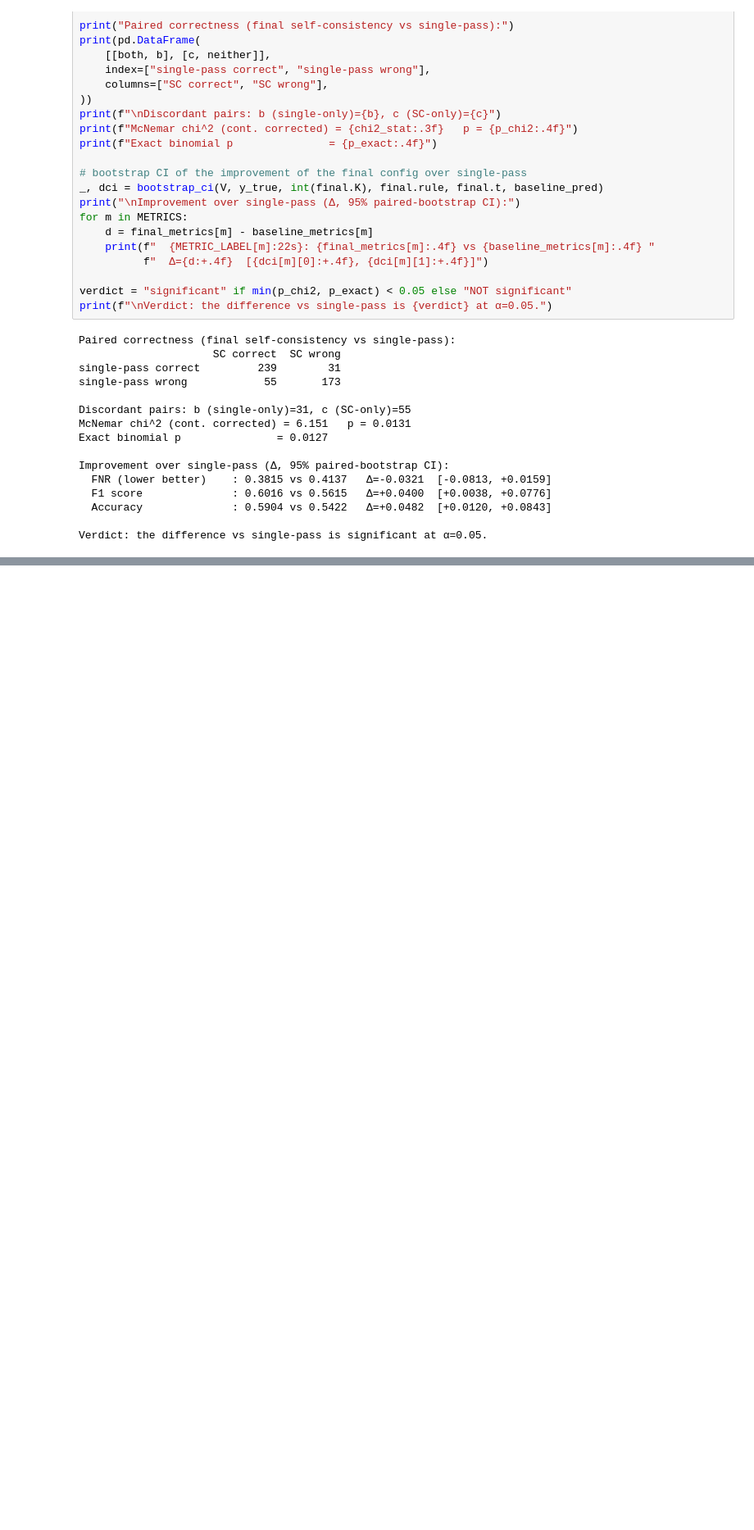
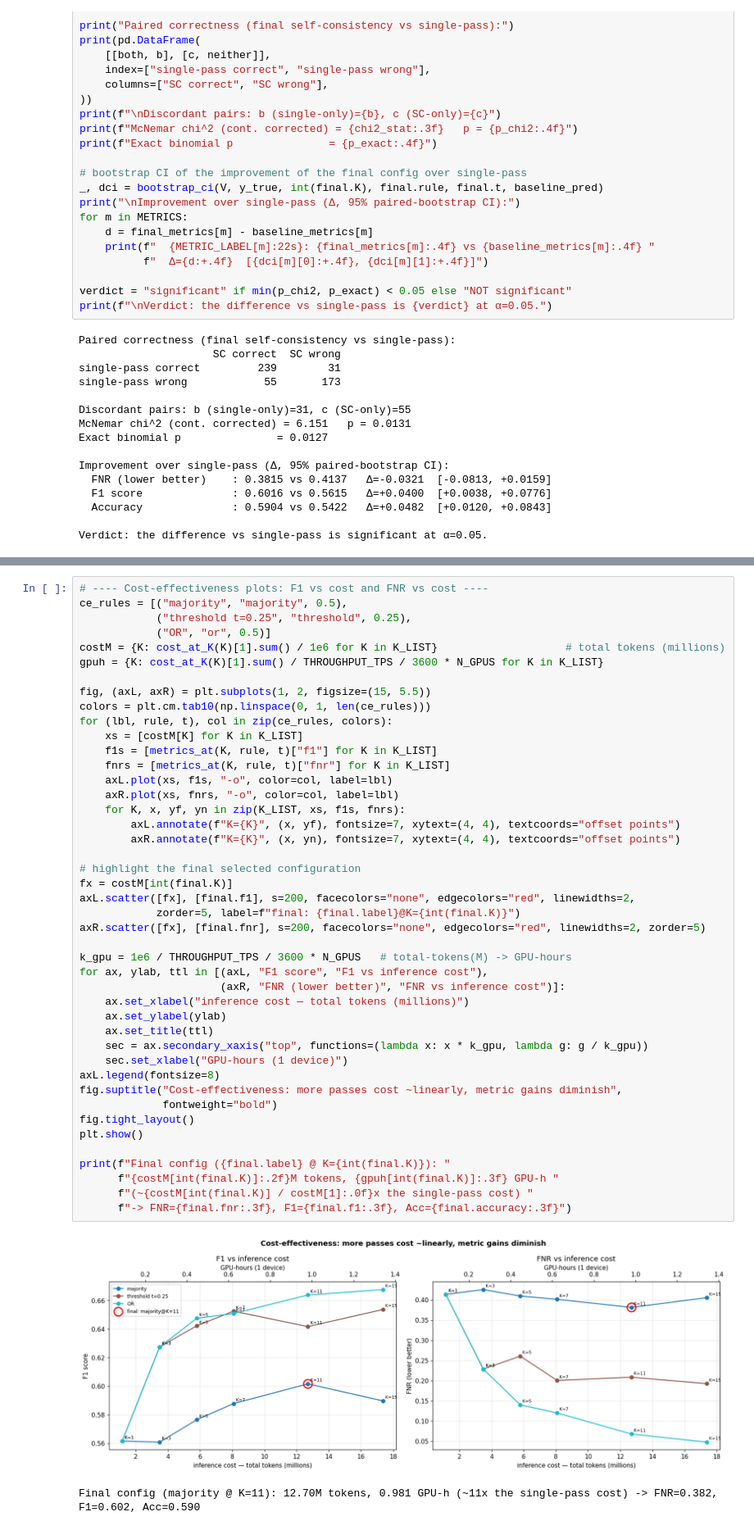
Before and after one commit to vodkar/llm4codesec-framework, a Jupyter notebook: benchmarks/self_consistency_analysis.ipynb, the cells around one changed output, grey strips where cells are left out. Shown at 82% size. Saved outputs shown, nothing was run; the diff lists cells and outputs as text; blank space fills up the shorter version.

```diff
--- a/benchmarks/self_consistency_analysis.ipynb
+++ b/benchmarks/self_consistency_analysis.ipynb
@@ -487 +602,48 @@ Verdict: the difference vs single-pass is significant at α=0.05.
+# %%
+# ---- Cost-effectiveness plots: F1 vs cost and FNR vs cost ----
+ce_rules = [("majority", "majority", 0.5),
+            ("threshold t=0.25", "threshold", 0.25),
+            ("OR", "or", 0.5)]
+costM = {K: cost_at_K(K)[1].sum() / 1e6 for K in K_LIST}                    # total tokens (millions)
+gpuh = {K: cost_at_K(K)[1].sum() / THROUGHPUT_TPS / 3600 * N_GPUS for K in K_LIST}
+
+fig, (axL, axR) = plt.subplots(1, 2, figsize=(15, 5.5))
+colors = plt.cm.tab10(np.linspace(0, 1, len(ce_rules)))
+for (lbl, rule, t), col in zip(ce_rules, colors):
+    xs = [costM[K] for K in K_LIST]
+    f1s = [metrics_at(K, rule, t)["f1"] for K in K_LIST]
+    fnrs = [metrics_at(K, rule, t)["fnr"] for K in K_LIST]
+    axL.plot(xs, f1s, "-o", color=col, label=lbl)
+    axR.plot(xs, fnrs, "-o", color=col, label=lbl)
+    for K, x, yf, yn in zip(K_LIST, xs, f1s, fnrs):
+        axL.annotate(f"K={K}", (x, yf), fontsize=7, xytext=(4, 4), textcoords="offset points")
+        axR.annotate(f"K={K}", (x, yn), fontsize=7, xytext=(4, 4), textcoords="offset points")
+
+# highlight the final selected configuration
+fx = costM[int(final.K)]
+axL.scatter([fx], [final.f1], s=200, facecolors="none", edgecolors="red", linewidths=2,
+            zorder=5, label=f"final: {final.label}@K={int(final.K)}")
+axR.scatter([fx], [final.fnr], s=200, facecolors="none", edgecolors="red", linewidths=2, zorder=5)
+
+k_gpu = 1e6 / THROUGHPUT_TPS / 3600 * N_GPUS   # total-tokens(M) -> GPU-hours
+for ax, ylab, ttl in [(axL, "F1 score", "F1 vs inference cost"),
+                      (axR, "FNR (lower better)", "FNR vs inference cost")]:
+    ax.set_xlabel("inference cost — total tokens (millions)")
+    ax.set_ylabel(ylab)
+    ax.set_title(ttl)
+    sec = ax.secondary_xaxis("top", functions=(lambda x: x * k_gpu, lambda g: g / k_gpu))
+    sec.set_xlabel("GPU-hours (1 device)")
+axL.legend(fontsize=8)
+fig.suptitle("Cost-effectiveness: more passes cost ~linearly, metric gains diminish",
+             fontweight="bold")
+fig.tight_layout()
+plt.show()
+
+print(f"Final config ({final.label} @ K={int(final.K)}): "
+      f"{costM[int(final.K)]:.2f}M tokens, {gpuh[int(final.K)]:.3f} GPU-h "
+      f"(~{costM[int(final.K)] / costM[1]:.0f}x the single-pass cost) "
+      f"-> FNR={final.fnr:.3f}, F1={final.f1:.3f}, Acc={final.accuracy:.3f}")
+# %% [output]
+[figure, added]
+Final config (majority @ K=11): 12.70M tokens, 0.981 GPU-h (~11x the single-pass cost) -> FNR=0.382, F1=0.602, Acc=0.590
 # %% [markdown]
```
Also changed, not shown: parts of 4 cells of this notebook.
